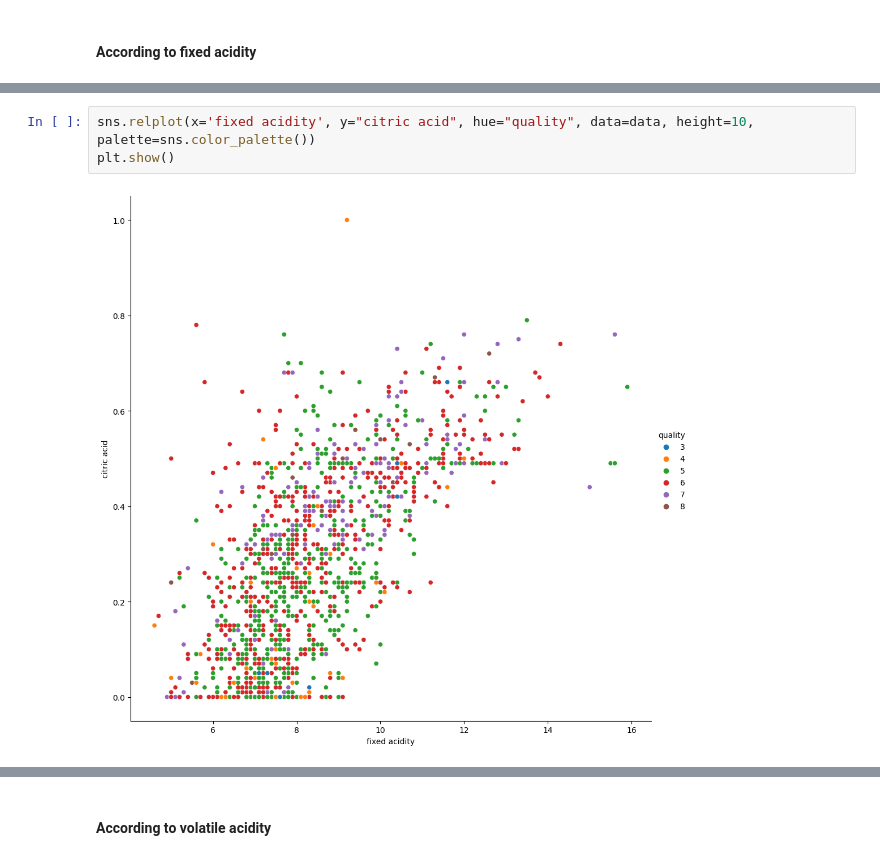
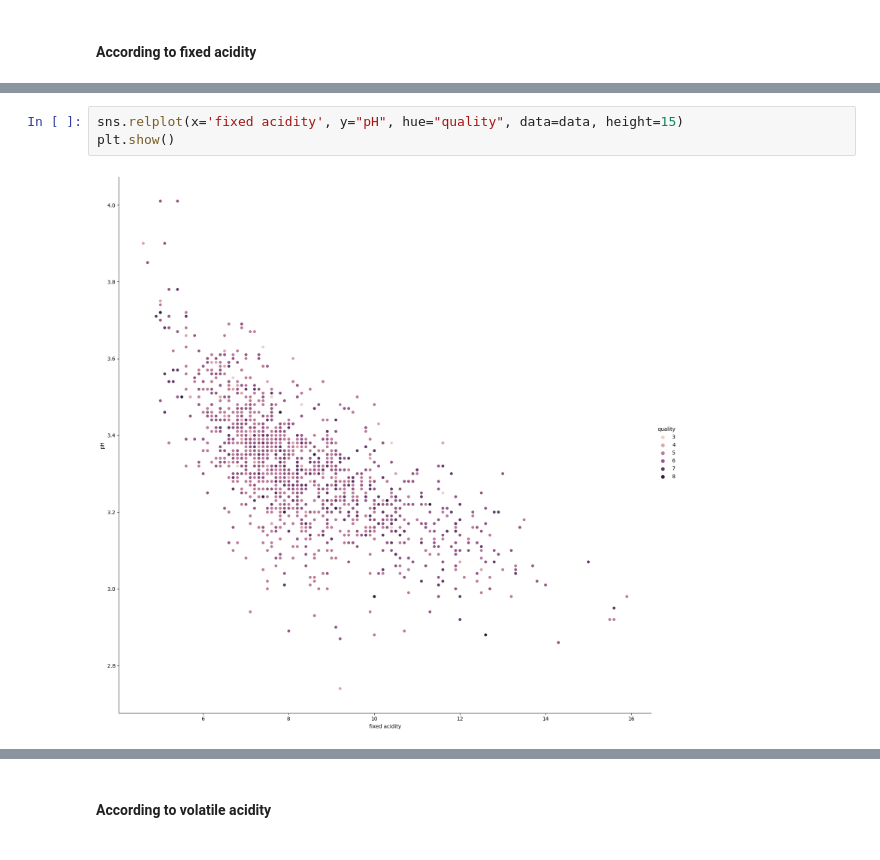
Before and after one commit to MartinDoussinet/WineQuality, a Jupyter notebook: Wine EDA.ipynb, the cells around one changed output, grey strips where cells are left out. Cells and saved outputs as stored; diff of their text form.

Commit message:
raising quality correlation

```diff
--- a/Wine EDA.ipynb
+++ b/Wine EDA.ipynb
@@ -139,5 +190,5 @@ Negative :
 # %%
-sns.relplot(x='fixed acidity', y="citric acid", hue="quality", data=data, height=10, palette=sns.color_palette())
+sns.relplot(x='fixed acidity', y="pH", hue="quality", data=data, height=15)
 plt.show()
 # %% [output]
-[figure, old version]
+[figure, new version]
```
Also changed, not shown: parts of 20 cells of this notebook.
